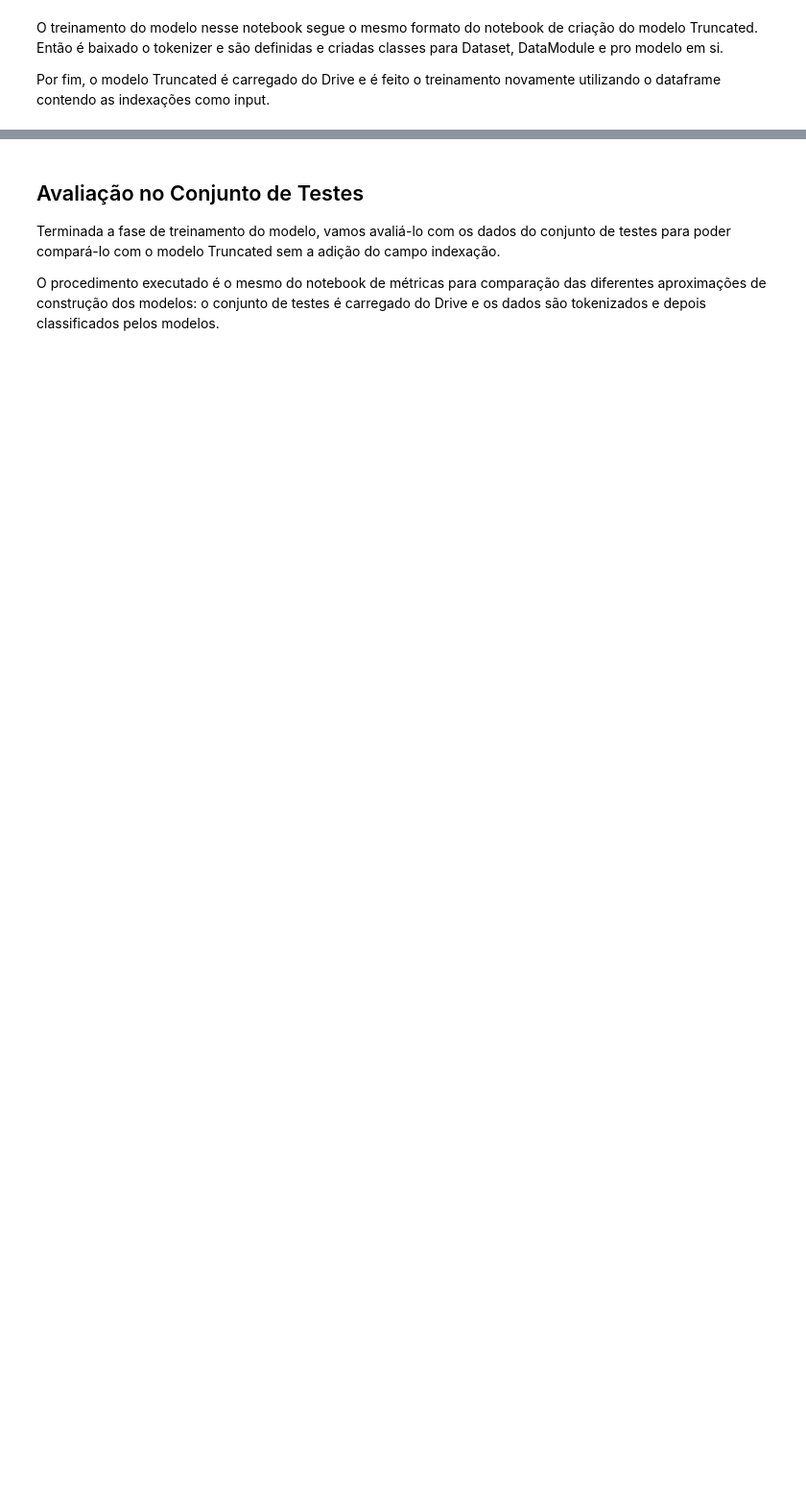
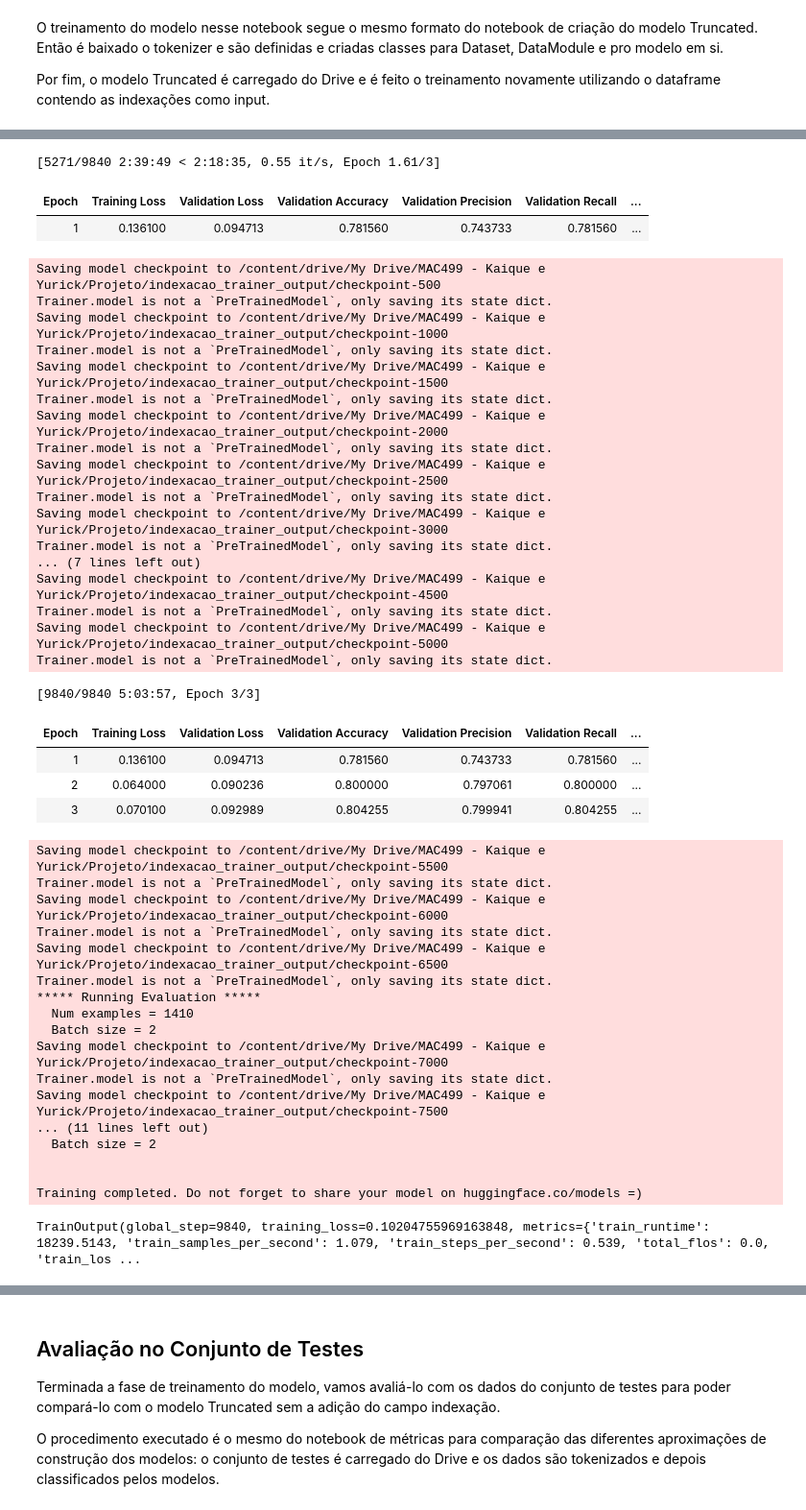
Before and after one commit to yurickyh/JudgementClassifier, a Jupyter notebook: model/Index on Model-Word_Truncated.ipynb, the cells around one changed output, grey strips where cells are left out. Shown at 96% size. Drawn from its saved outputs; the diff is of its cells as text; code cells hidden in the pictures; blank space fills up the shorter version.

```diff
--- a/model/Index on Model-Word_Truncated.ipynb
+++ b/model/Index on Model-Word_Truncated.ipynb
@@ -168,7 +305,7 @@ class LawDocumentDataset(Dataset):
 
   def __getitem__(self, index: int):
     row = self.dataframe.iloc[index]
-    summary_document = row.indexacao
+    summary_document = row.text
     law_branch_id = row.ramo
 
     encoding = self.tokenizer.encode_plus(
@@ -225,3 +332,6 @@ Train dataframe shape: (2694, 2) | Validation dataframe shape: (829, 11)
+# %%
+train_dataset = LawDocumentDataset(documents_train, tokenizer, HYPERPARAMETERS['MAX_NUMBER_TOKENS'])
+validation_dataset = LawDocumentDataset(documents_validation, tokenizer, HYPERPARAMETERS['MAX_NUMBER_TOKENS'])
 # %%
 class LawDocumentClassifier(pl.LightningModule):
 
@@ -322,3 +417,0 @@ You should probably TRAIN this model on a down-stream task to be able to use it
-# %%
-trainer = pl.Trainer(max_epochs=HYPERPARAMETERS['EPOCHS'], gpus=1, progress_bar_refresh_rate=30)
-trainer.fit(model, data_module)
@@ -339,0 +418,21 @@ Global seed set to 13
+# %%
+training_args = TrainingArguments(
+    "/content/drive/My Drive/MAC499 - Kaique e Yurick/Projeto/indexacao_trainer_output",
+    num_train_epochs = HYPERPARAMETERS['EPOCHS'],
+    evaluation_strategy = 'epoch',
+    per_device_train_batch_size = HYPERPARAMETERS['BATCH_SIZE'],
+    per_device_eval_batch_size = HYPERPARAMETERS['BATCH_SIZE'],
+    logging_steps = 30,
+    overwrite_output_dir=True
+)
+
+trainer = Trainer(
+    model=model,
+    args=training_args,
+    compute_metrics=model.compute_metrics,
+    train_dataset=train_dataset,
+    eval_dataset=validation_dataset,
+    optimizers=model.configure_optimizers()
+)
+trainer.train()
+# %% [output]
@@ -340,3 +446,46 @@ Global seed set to 13
+[5271/9840 2:39:49 < 2:18:35, 0.55 it/s, Epoch 1.61/3]
+| Epoch | Training Loss | Validation Loss | Validation Accuracy | Validation Precision | Validation Recall | ... |
+| 1 | 0.136100 | 0.094713 | 0.781560 | 0.743733 | 0.781560 | ... |
+Saving model checkpoint to /content/drive/My Drive/MAC499 - Kaique e Yurick/Projeto/indexacao_trainer_output/checkpoint-500
+Trainer.model is not a `PreTrainedModel`, only saving its state dict.
+Saving model checkpoint to /content/drive/My Drive/MAC499 - Kaique e Yurick/Projeto/indexacao_trainer_output/checkpoint-1000
+Trainer.model is not a `PreTrainedModel`, only saving its state dict.
+Saving model checkpoint to /content/drive/My Drive/MAC499 - Kaique e Yurick/Projeto/indexacao_trainer_output/checkpoint-1500
+Trainer.model is not a `PreTrainedModel`, only saving its state dict.
+Saving model checkpoint to /content/drive/My Drive/MAC499 - Kaique e Yurick/Projeto/indexacao_trainer_output/checkpoint-2000
+Trainer.model is not a `PreTrainedModel`, only saving its state dict.
+Saving model checkpoint to /content/drive/My Drive/MAC499 - Kaique e Yurick/Projeto/indexacao_trainer_output/checkpoint-2500
+Trainer.model is not a `PreTrainedModel`, only saving its state dict.
+Saving model checkpoint to /content/drive/My Drive/MAC499 - Kaique e Yurick/Projeto/indexacao_trainer_output/checkpoint-3000
+Trainer.model is not a `PreTrainedModel`, only saving its state dict.
+... (7 lines left out)
+Saving model checkpoint to /content/drive/My Drive/MAC499 - Kaique e Yurick/Projeto/indexacao_trainer_output/checkpoint-4500
+Trainer.model is not a `PreTrainedModel`, only saving its state dict.
+Saving model checkpoint to /content/drive/My Drive/MAC499 - Kaique e Yurick/Projeto/indexacao_trainer_output/checkpoint-5000
+Trainer.model is not a `PreTrainedModel`, only saving its state dict.
+[9840/9840 5:03:57, Epoch 3/3]
+| Epoch | Training Loss | Validation Loss | Validation Accuracy | Validation Precision | Validation Recall | ... |
+| 1 | 0.136100 | 0.094713 | 0.781560 | 0.743733 | 0.781560 | ... |
+| 2 | 0.064000 | 0.090236 | 0.800000 | 0.797061 | 0.800000 | ... |
+| 3 | 0.070100 | 0.092989 | 0.804255 | 0.799941 | 0.804255 | ... |
+Saving model checkpoint to /content/drive/My Drive/MAC499 - Kaique e Yurick/Projeto/indexacao_trainer_output/checkpoint-5500
+Trainer.model is not a `PreTrainedModel`, only saving its state dict.
+Saving model checkpoint to /content/drive/My Drive/MAC499 - Kaique e Yurick/Projeto/indexacao_trainer_output/checkpoint-6000
+Trainer.model is not a `PreTrainedModel`, only saving its state dict.
+Saving model checkpoint to /content/drive/My Drive/MAC499 - Kaique e Yurick/Projeto/indexacao_trainer_output/checkpoint-6500
+Trainer.model is not a `PreTrainedModel`, only saving its state dict.
+***** Running Evaluation *****
+  Num examples = 1410
+  Batch size = 2
+Saving model checkpoint to /content/drive/My Drive/MAC499 - Kaique e Yurick/Projeto/indexacao_trainer_output/checkpoint-7000
+Trainer.model is not a `PreTrainedModel`, only saving its state dict.
+Saving model checkpoint to /content/drive/My Drive/MAC499 - Kaique e Yurick/Projeto/indexacao_trainer_output/checkpoint-7500
+... (11 lines left out)
+  Batch size = 2
+
+
+Training completed. Do not forget to share your model on huggingface.co/models =)
+TrainOutput(global_step=9840, training_loss=0.10204755969163848, metrics={'train_runtime': 18239.5143, 'train_samples_per_second': 1.079, 'train_steps_per_second': 0.539, 'total_flos': 0.0, 'train_los ...
 # %%
 trainer.logged_metrics
 # %% [output]
```
Also changed, not shown: parts of 22 cells of this notebook, 1 other file.
